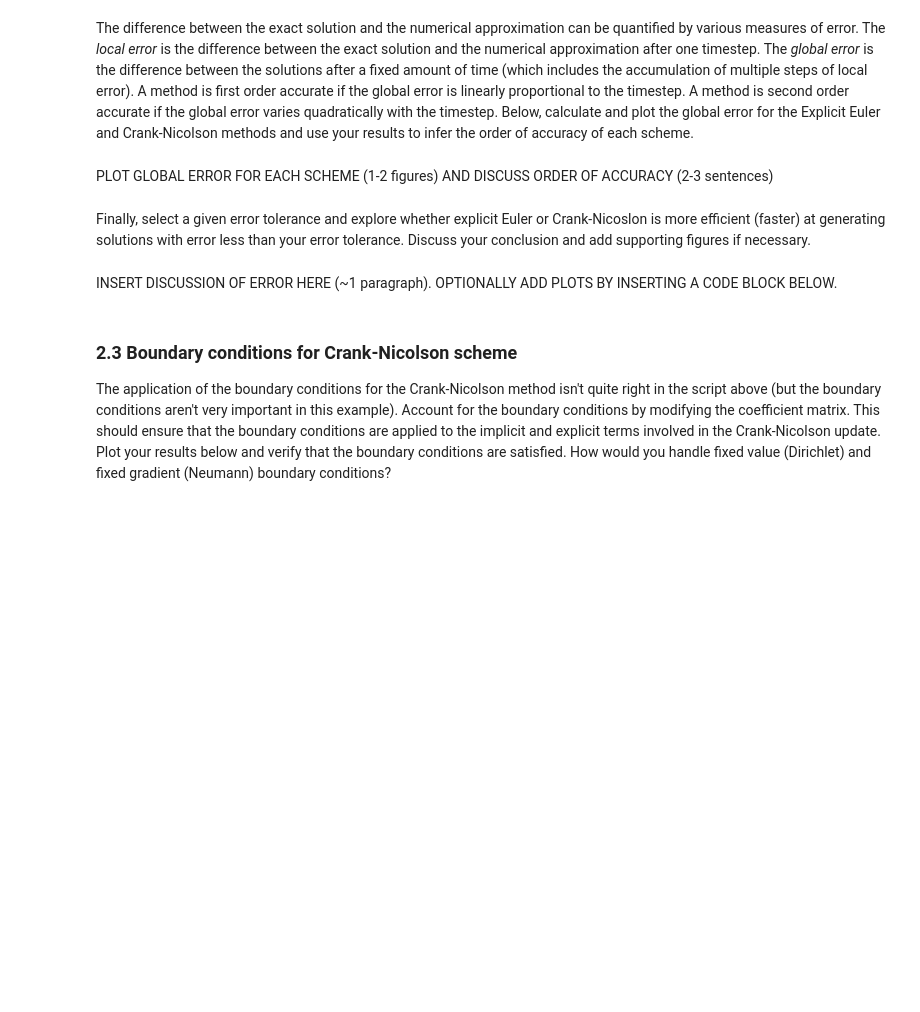
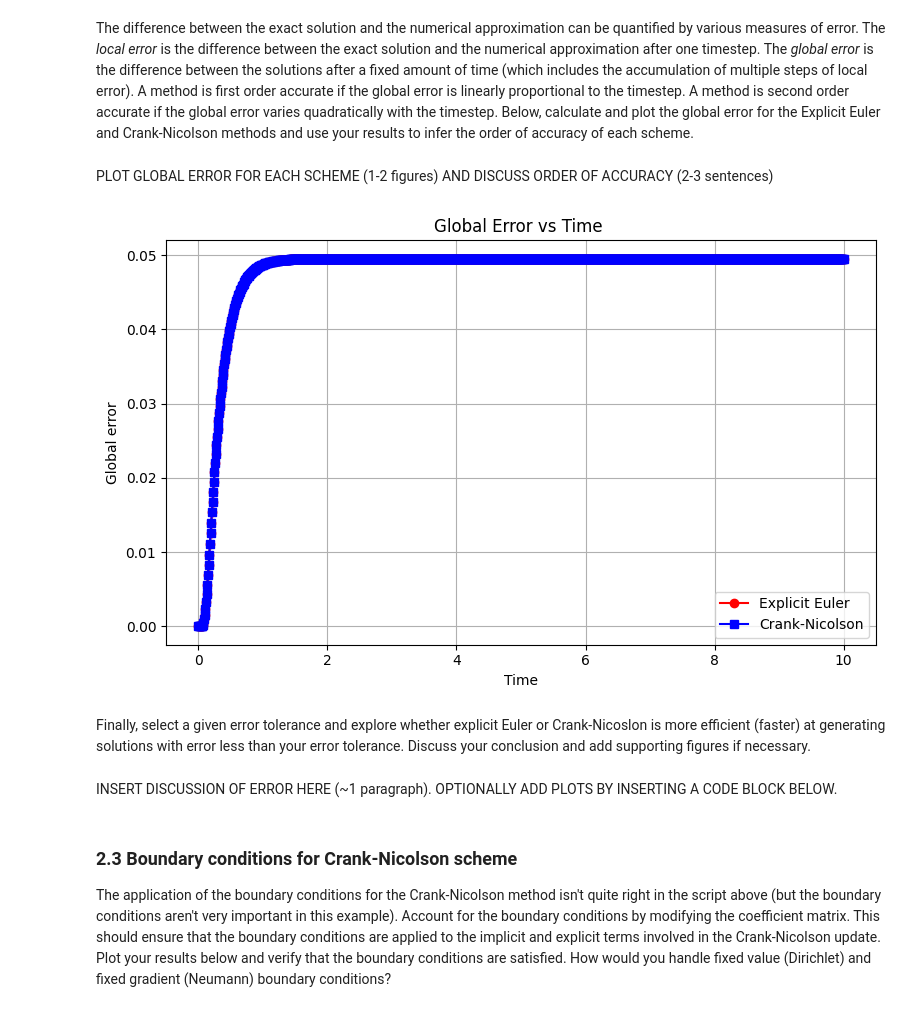
Before and after one commit to ifymedebem/QCES, a Jupyter notebook: Project1_numerical_methods.ipynb, the cells around one changed output. Saved outputs shown, nothing was run; the diff lists cells and outputs as text; code cells hidden in the pictures; blank space fills up the shorter version.

```diff
--- a/Project1_numerical_methods.ipynb
+++ b/Project1_numerical_methods.ipynb
@@ -288,3 +333,78 @@ PLOT GLOBAL ERROR FOR EACH SCHEME (1-2 figures) AND DISCUSS ORDER OF ACCURACY (2
+# %%
+
+import numpy as np
+import matplotlib.pyplot as plt
+
+# Position Parameters
+x_start = -10
+x_end = 10
+nx = 100
+
+#timestepping parameters
+t_start = 0  # start time
+t_end = 10  # end time
+nt = 1000  # number of timesteps
+
+t = np.linspace(t_start, t_end, nt)  # Create a vector of times
+x = np.linspace(x_start, x_end, nx)  # Create a vector for x
+
+dx = x[1] - x[0]
+dt = t[1] - t[0]
+
+EE_Normal_Error = np.zeros((nx,nt))
+CN_Normal_Error = np.zeros((nx,nt))
+EE_Local_Error = np.zeros((nx,nt))
+CN_Local_Error = np.zeros((nx,nt))
+c_EE_final = np.zeros((nx, nt))
+c_CN_final = np.zeros((nx, nt))
+EE_Global_Error = np.zeros(nt)
+CN_Global_Error = np.zeros(nt)
+
+#for n in range (0, nt - 1):
+    #c_EE_final[:, n + 1] = c_EE_final[:, n]
+    #c_CN_final[:, n + 1] = c_CN_final[:, n]
+
+def exact_solution(x, t, kappa):
+    # Convert 1D arrays to 2D for broadcasting
+    x = x[:, np.newaxis]      # Shape: (nx, 1)
+    t = t[np.newaxis, :]      # Shape: (1, nt)
+    t = np.where(t == 0, 1e-10, t)
+    return (4 * np.pi * kappa * t)**(-0.5) * np.exp(-x**2 / (4 * kappa * t))
+c_exact = exact_solution(x, t, kappa)
+
+#c_exact_final = c_exact[:, -1]
+
+
+
+
+
+
+for i in range(nt):
+    EE_Normal_Error[:,i] = np.abs(c_exact[:,i] - c_EE_final[:,i])
+    CN_Normal_Error[:,i] = np.abs (c_exact[:,i] - c_CN_final[:,i])
+    EE_Local_Error[:,i] = np.abs(EE_Normal_Error[:,i]) - np.abs(c_exact[:,i])
+    CN_Local_Error[:,i] = np.abs (CN_Normal_Error[:,i]) - np.abs(c_exact[:,i])
+    EE_Global_Error[i] = np.mean(EE_Normal_Error[:,i], axis=0)  # 1D array of length nt
+    CN_Global_Error[i] = np.mean(CN_Normal_Error[:,i], axis=0)
+
+
+
+#print (f"EE error is: {errors_EE}")
+#print (f"CN error is: {errors_CN}")
+
+# Plotting global error vs dt
+plt.figure(figsize=(8, 5))
+plt.plot(t, EE_Global_Error, 'ro-', label='Explicit Euler')
+plt.plot(t, CN_Global_Error, 'bs-', label='Crank-Nicolson')
+plt.xlabel('Time')
+plt.ylabel('Global error')
+plt.title('Global Error vs Time ')
+plt.grid(True, which='both', linestyle='-')
+plt.legend()
+plt.tight_layout()
+plt.show()
+# %% [output]
+[figure, added]
 # %% [markdown]
 Finally, select a given error tolerance and explore whether explicit Euler or Crank-Nicoslon is more efficient (faster) at generating solutions with error less than your error tolerance. Discuss your conclusion and add supporting figures if necessary.
 # %% [markdown]
```
Also changed, not shown: parts of 14 cells of this notebook.
